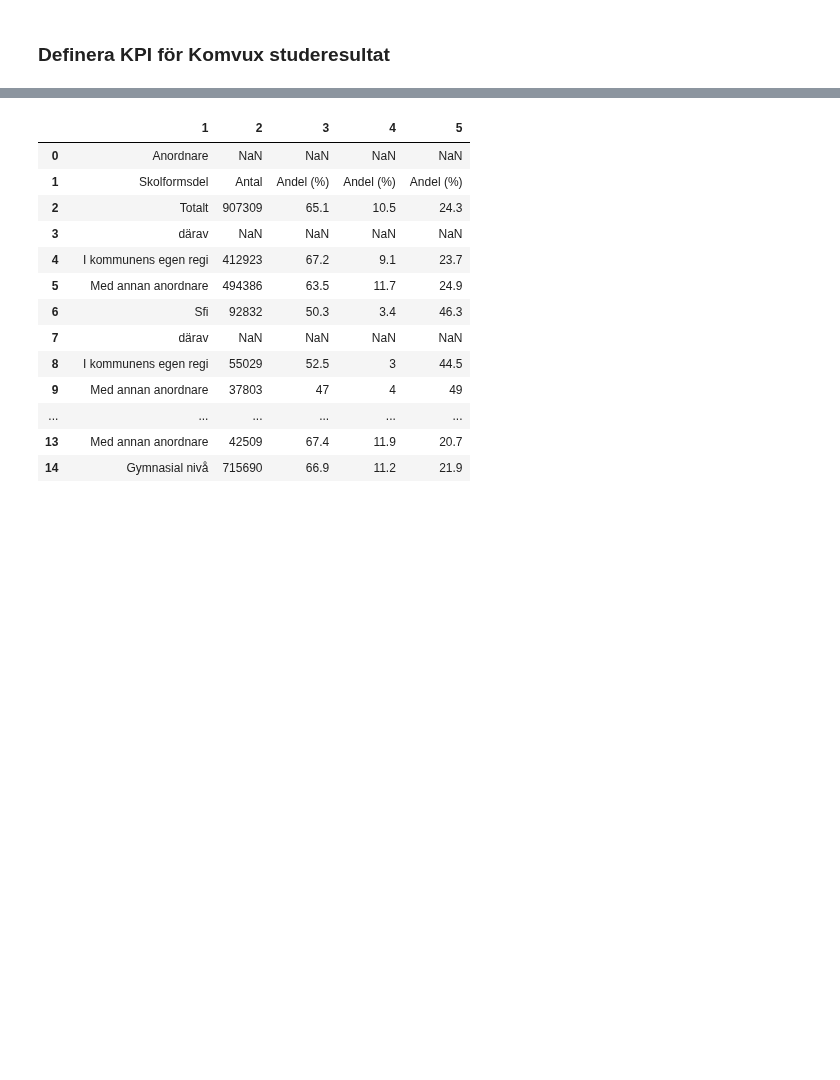
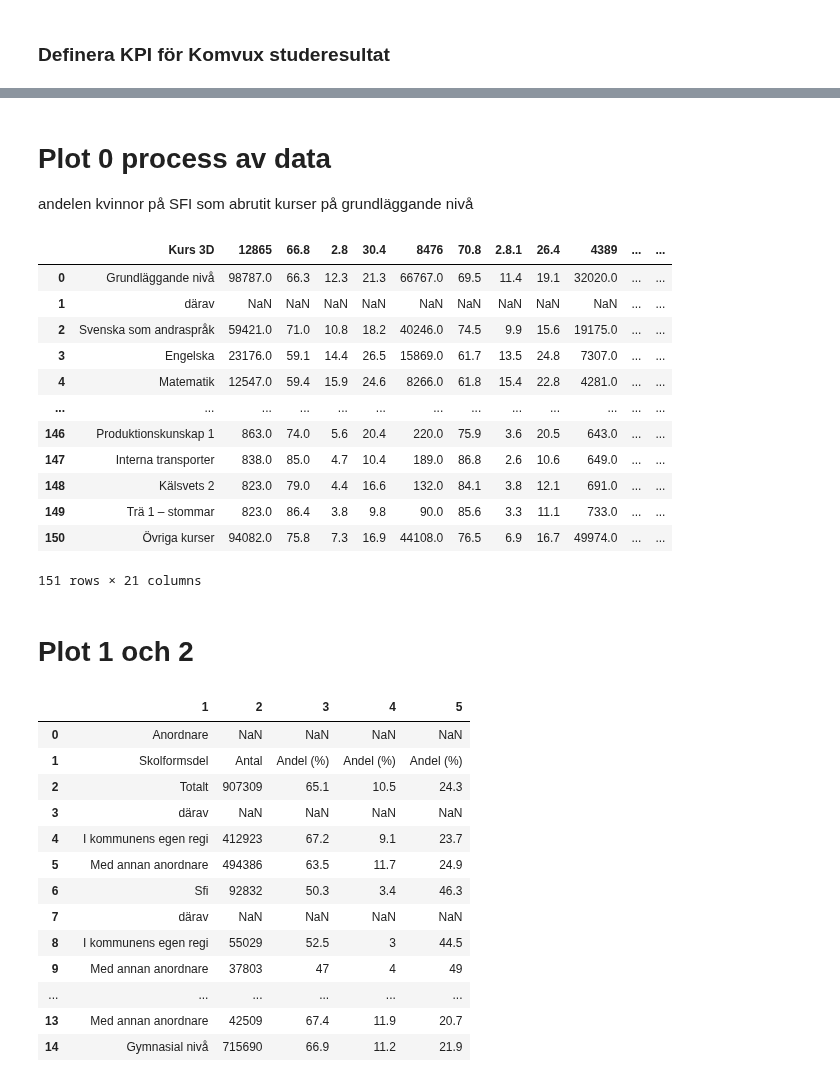
Before and after one commit to Zandri2k/Python-Sandra-Nilsson-OPA23, a Jupyter notebook: Labb_2/Labb_2.ipynb, the cells around one changed output, grey strips where cells are left out. Cells and saved outputs as stored; diff of their text form; code cells hidden in the pictures; blank space fills up the shorter version.

Commit message:
Plot_0_exercise_2_start

```diff
--- a/Labb_2/Labb_2.ipynb
+++ b/Labb_2/Labb_2.ipynb
@@ -763,0 +760,21 @@ df_Komvux
+# %% [markdown]
+# Plot 0 process av data
+ andelen kvinnor på SFI som abrutit kurser på grundläggande nivå
+# %%
+
+df_Komvux_Kvinnor = pd.read_excel("../data/labb_2/Komvux_Studieresultat_Riksniva_Tabell_1B.xlsx", skiprows=20, sheet_name=0)
+df_Komvux_Kvinnor
+# %% [output]
+|  | Kurs 3D | 12865 | 66.8 | 2.8 | 30.4 | 8476 | 70.8 | 2.8.1 | 26.4 | 4389 | ... | ... |
+| 0 | Grundläggande nivå | 98787.0 | 66.3 | 12.3 | 21.3 | 66767.0 | 69.5 | 11.4 | 19.1 | 32020.0 | ... | ... |
+| 1 | därav | NaN | NaN | NaN | NaN | NaN | NaN | NaN | NaN | NaN | ... | ... |
+| 2 | Svenska som andraspråk | 59421.0 | 71.0 | 10.8 | 18.2 | 40246.0 | 74.5 | 9.9 | 15.6 | 19175.0 | ... | ... |
+| 3 | Engelska | 23176.0 | 59.1 | 14.4 | 26.5 | 15869.0 | 61.7 | 13.5 | 24.8 | 7307.0 | ... | ... |
+| 4 | Matematik | 12547.0 | 59.4 | 15.9 | 24.6 | 8266.0 | 61.8 | 15.4 | 22.8 | 4281.0 | ... | ... |
+| ... | ... | ... | ... | ... | ... | ... | ... | ... | ... | ... | ... | ... |
+| 146 | Produktionskunskap 1 | 863.0 | 74.0 | 5.6 | 20.4 | 220.0 | 75.9 | 3.6 | 20.5 | 643.0 | ... | ... |
+| 147 | Interna transporter | 838.0 | 85.0 | 4.7 | 10.4 | 189.0 | 86.8 | 2.6 | 10.6 | 649.0 | ... | ... |
+| 148 | Kälsvets 2 | 823.0 | 79.0 | 4.4 | 16.6 | 132.0 | 84.1 | 3.8 | 12.1 | 691.0 | ... | ... |
+| 149 | Trä 1 – stommar | 823.0 | 86.4 | 3.8 | 9.8 | 90.0 | 85.6 | 3.3 | 11.1 | 733.0 | ... | ... |
+| 150 | Övriga kurser | 94082.0 | 75.8 | 7.3 | 16.9 | 44108.0 | 76.5 | 6.9 | 16.7 | 49974.0 | ... | ... |
+151 rows × 21 columns
@@ -764,3 +783,5 @@ df_Komvux
+# %% [markdown]
+# Plot 1 och 2
 # %%
 df_Komvux.columns = [1,2,3,4,5]
 df_Komvux
```
Also changed, not shown: parts of 4 cells of this notebook.
